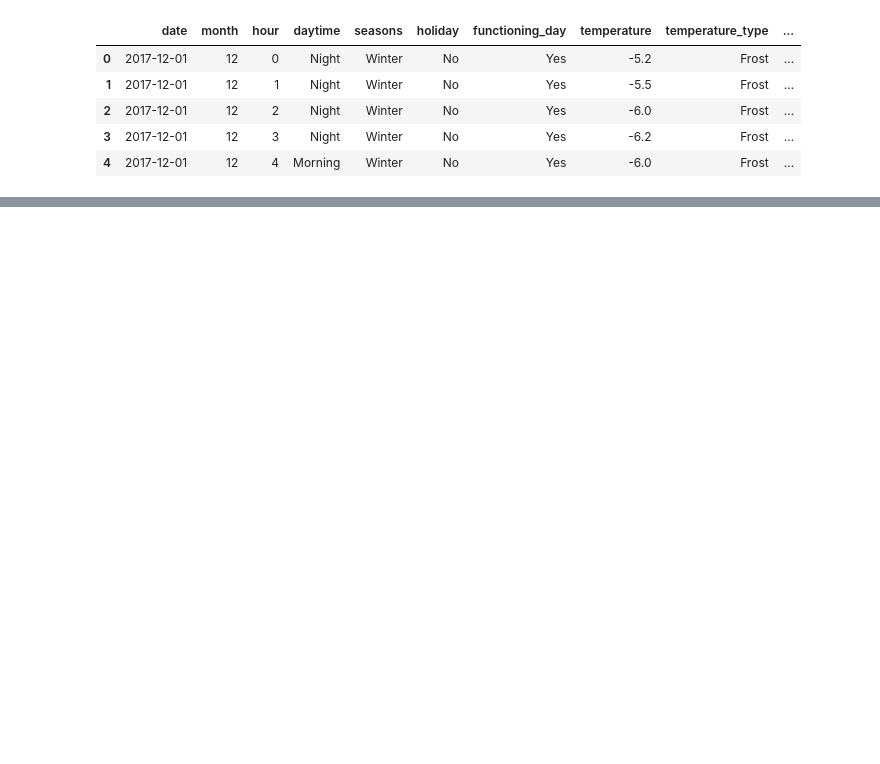
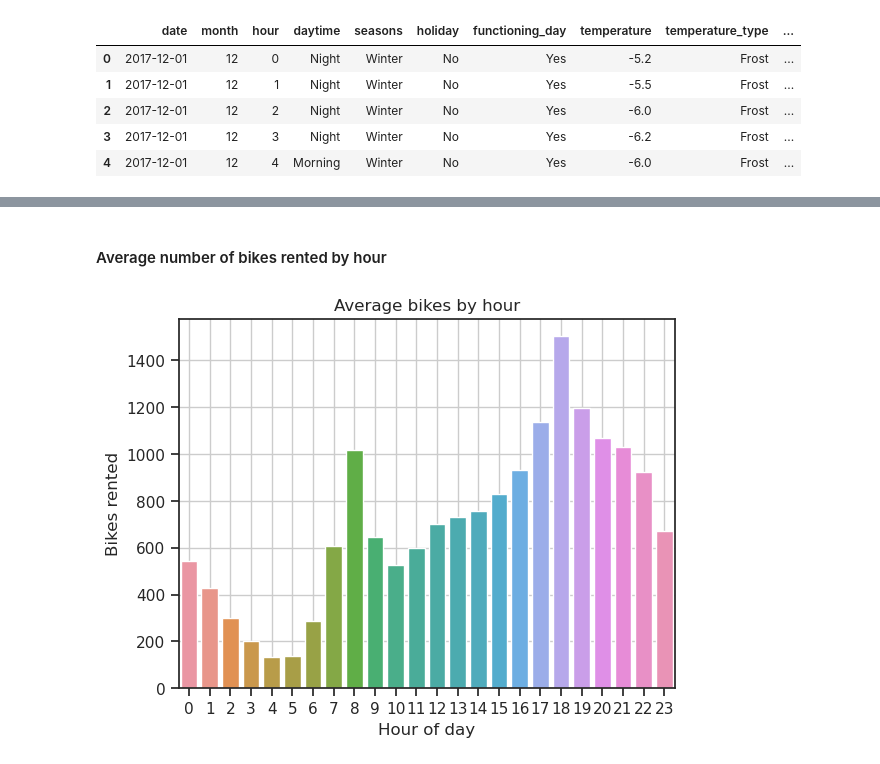
Before and after one commit to lukwies/Bikerentals-in-Seoul, a Jupyter notebook: notebooks/exploration.ipynb, the cells around one changed output, grey strips where cells are left out. Saved outputs shown, nothing was run; the diff lists cells and outputs as text; code cells hidden in the pictures; blank space fills up the shorter version.

```diff
--- a/notebooks/exploration.ipynb
+++ b/notebooks/exploration.ipynb
@@ -162,0 +186,10 @@ plt.show()
+# %% [markdown]
+#### Average number of bikes rented by hour
+# %%
+plot_df = df.groupby('hour').agg({'rented_bike_count':'mean'}).reset_index()
+ax = sns.barplot(data=plot_df, x='hour', y='rented_bike_count')
+ax.set(ylabel='Bikes rented', xlabel='Hour of day', title='Average bikes by hour')
+plt.grid()
+plt.show()
+# %% [output]
+[figure, added]
```
Also changed, not shown: parts of 32 cells of this notebook.
